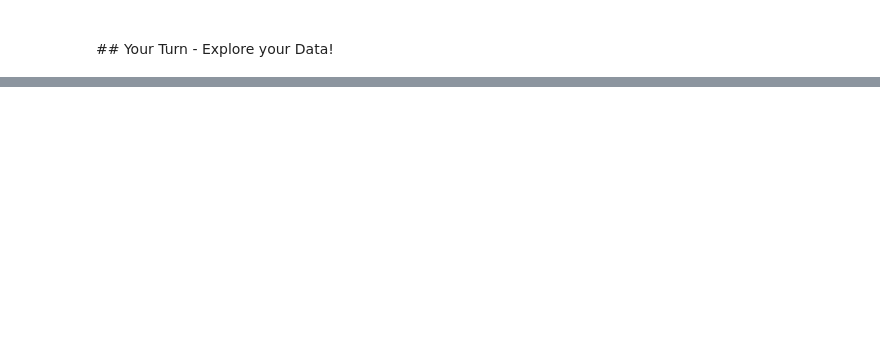
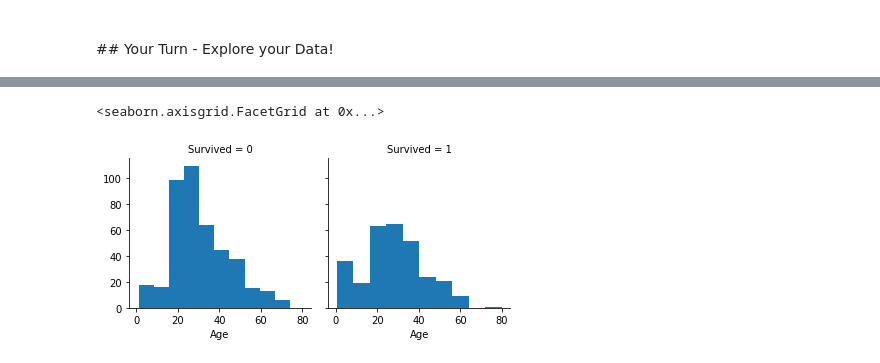
Before and after one commit to moejay/ml_crashcourse, a Jupyter notebook: ML In Practice.ipynb, the cells around one changed output, grey strips where cells are left out. Saved outputs shown, nothing was run; the diff lists cells and outputs as text; code cells hidden in the pictures; blank space fills up the shorter version.

```diff
--- a/ML In Practice.ipynb
+++ b/ML In Practice.ipynb
@@ -120,0 +161,7 @@ data.describe(include = ['O']) #--> looking at just the objects
+# %%
+#FacetGrid plots conditional relationships - https://seaborn.pydata.org/generated/seaborn.FacetGrid.html
+grid = sns.FacetGrid(data, col='Survived')
+grid.map(plt.hist, 'Age', bins=10)
+# %% [output]
+<seaborn.axisgrid.FacetGrid at 0x...>
+[figure, added]
```
Also changed, not shown: parts of 21 cells of this notebook.
